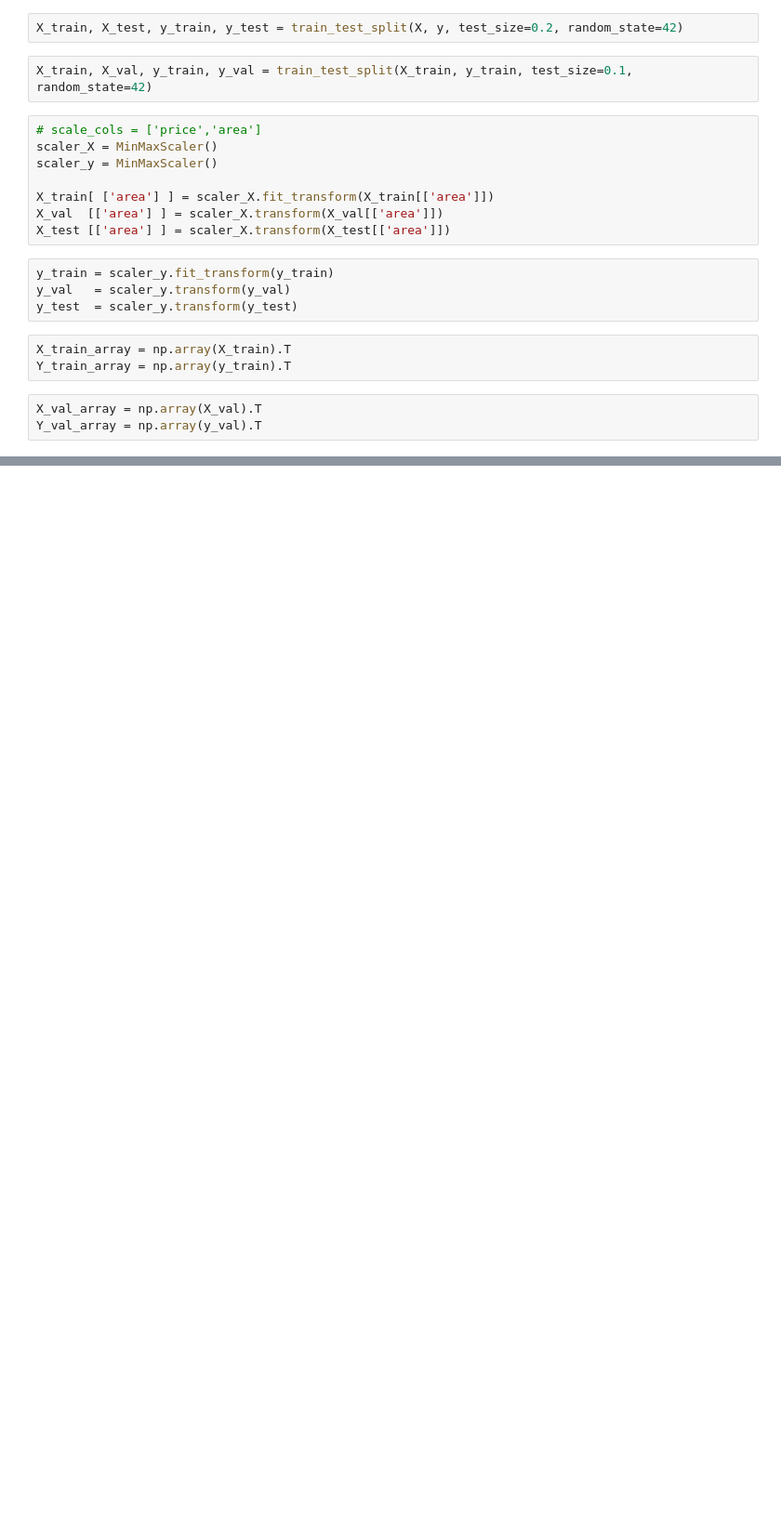
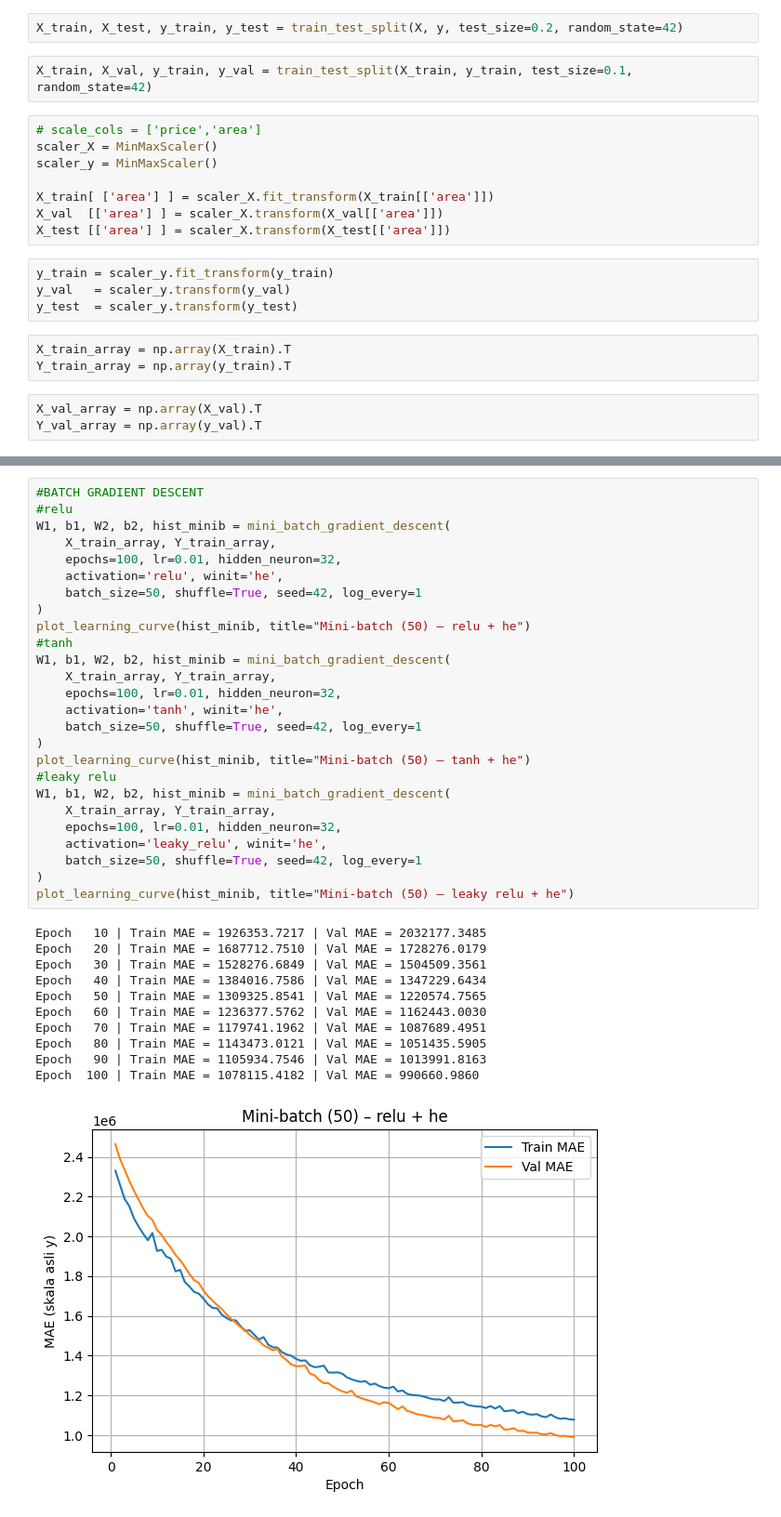
Before and after one commit to audihus/Neural-Network-from-Scratch, a Jupyter notebook: main.ipynb, the cells around one changed output, grey strips where cells are left out. Shown at 93% size. Saved outputs shown, nothing was run; the diff lists cells and outputs as text; blank space fills up the shorter version.

```diff
--- a/main.ipynb
+++ b/main.ipynb
@@ -532,0 +592,38 @@ Saved results to results3.csv
+# %%
+#BATCH GRADIENT DESCENT
+#relu
+W1, b1, W2, b2, hist_minib = mini_batch_gradient_descent(
+    X_train_array, Y_train_array,
+    epochs=100, lr=0.01, hidden_neuron=32,
+    activation='relu', winit='he',
+    batch_size=50, shuffle=True, seed=42, log_every=1
+)
+plot_learning_curve(hist_minib, title="Mini-batch (50) – relu + he")
+#tanh
+W1, b1, W2, b2, hist_minib = mini_batch_gradient_descent(
+    X_train_array, Y_train_array,
+    epochs=100, lr=0.01, hidden_neuron=32,
+    activation='tanh', winit='he',
+    batch_size=50, shuffle=True, seed=42, log_every=1
+)
+plot_learning_curve(hist_minib, title="Mini-batch (50) – tanh + he")
+#leaky relu
+W1, b1, W2, b2, hist_minib = mini_batch_gradient_descent(
+    X_train_array, Y_train_array,
+    epochs=100, lr=0.01, hidden_neuron=32,
+    activation='leaky_relu', winit='he',
+    batch_size=50, shuffle=True, seed=42, log_every=1
+)
+plot_learning_curve(hist_minib, title="Mini-batch (50) – leaky relu + he")
+# %% [output]
+Epoch   10 | Train MAE = 1926353.7217 | Val MAE = 2032177.3485
+Epoch   20 | Train MAE = 1687712.7510 | Val MAE = 1728276.0179
+Epoch   30 | Train MAE = 1528276.6849 | Val MAE = 1504509.3561
+Epoch   40 | Train MAE = 1384016.7586 | Val MAE = 1347229.6434
+Epoch   50 | Train MAE = 1309325.8541 | Val MAE = 1220574.7565
+Epoch   60 | Train MAE = 1236377.5762 | Val MAE = 1162443.0030
+Epoch   70 | Train MAE = 1179741.1962 | Val MAE = 1087689.4951
+Epoch   80 | Train MAE = 1143473.0121 | Val MAE = 1051435.5905
+Epoch   90 | Train MAE = 1105934.7546 | Val MAE = 1013991.8163
+Epoch  100 | Train MAE = 1078115.4182 | Val MAE = 990660.9860
+[figure, added]
```
Also changed, not shown: parts of 11 cells of this notebook, 5 other files.
